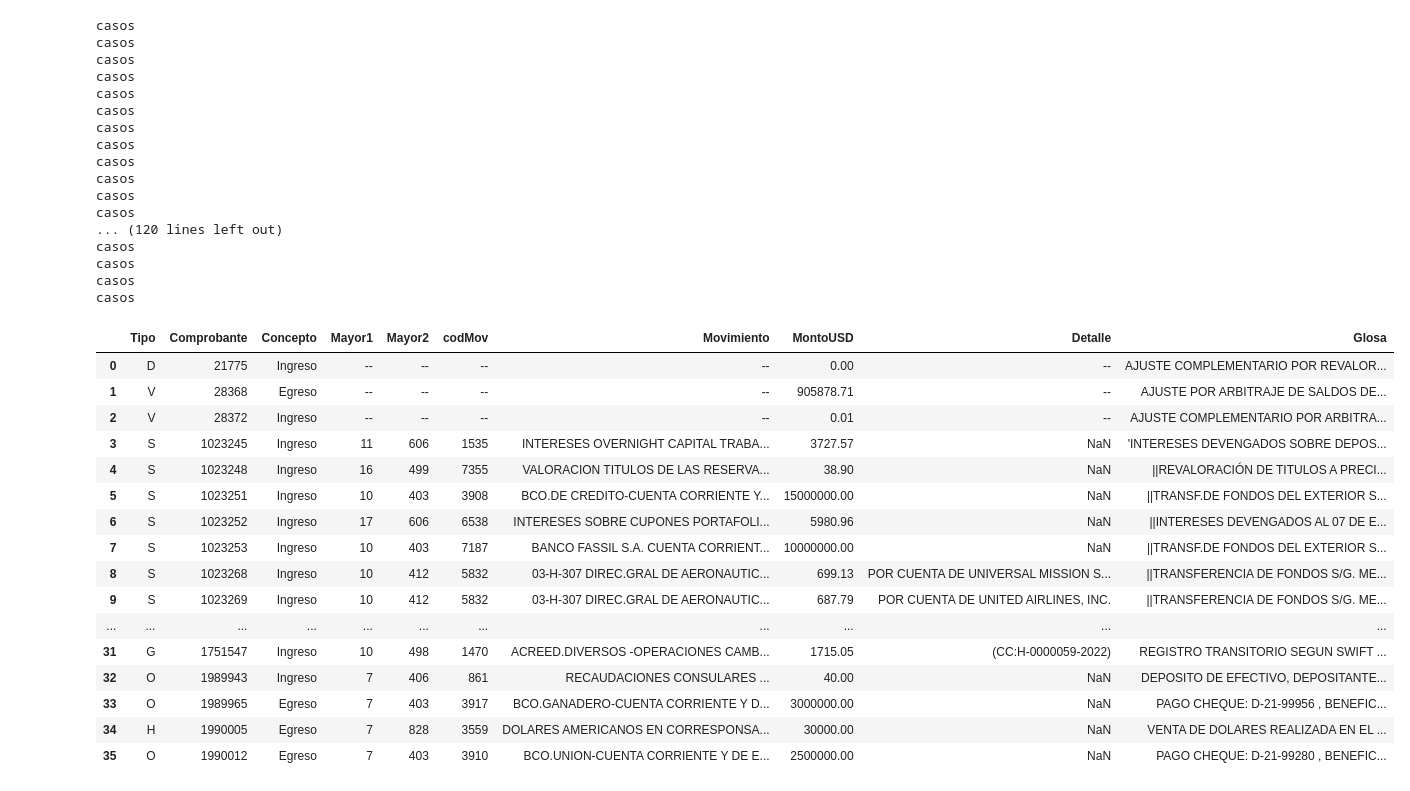
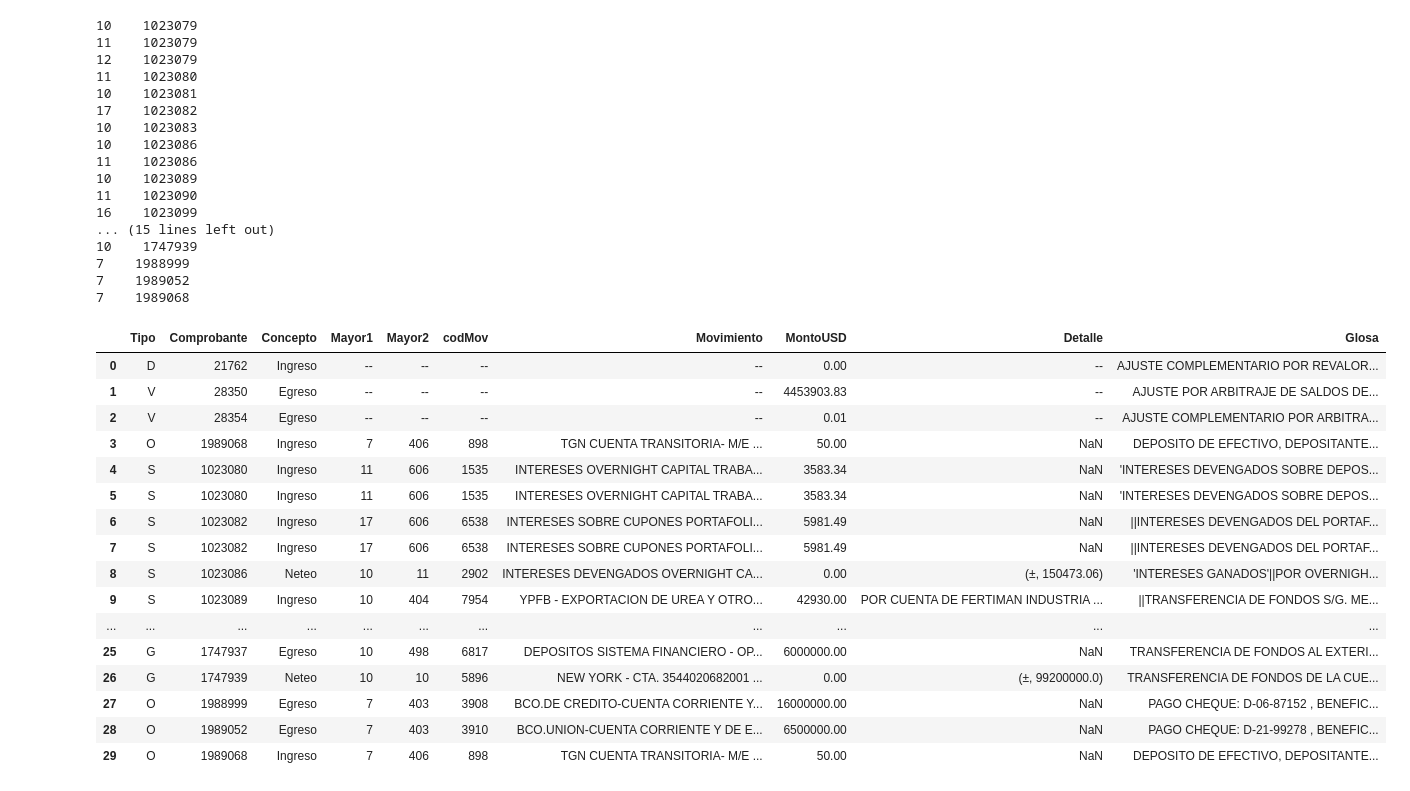
Before and after one commit to WilderGitHub/AppCambiaria, a Jupyter notebook: app/app.ipynb, the cells around one changed output. Drawn from its saved outputs; the diff is of its cells as text; code cells hidden in the pictures.

```diff
--- a/app/app.ipynb
+++ b/app/app.ipynb
@@ -2,10 +2,10 @@
 import numpy as np
 import pandas as pd
 from pandas import Series, DataFrame
-gtes = "gtes.xls"
-goi = "goi.xls"
-gom = "gom.xls"
-gef = "gef.xls"
+gtes = "gtes04ene.xls"
+goi = "goi04ene.xls"
+gom = "gom04ene.xls"
+gef = "gef04ene.xls"
 cuentas=[7,10,11,12,16,17]
 bdgtes = pd.read_excel('../data/'+gtes)
 bdgoi = pd.read_excel('../data/'+goi)
@@ -258,65 +260,66 @@ for q in range(len(aux1)):
                         data1.append({
                             "Tipo":aux2["tipo"][i],"Comprobante":aux2["comprobante"][i],"Concepto":aux2["dh"][i],
                             "Mayor":aux2["mayor"][i],"codMov":aux2["codMov"][i],"Movimiento":aux2["nomMov"][i],
                             "MN":aux2["mn"][i],"Glosa":aux2["glosa"][i],"GlosaDetalle":aux2["glosaRenglon"][i],
                                     })
                         pares=pd.DataFrame(data1,columns=columnas)
-                    else:
-                        print('casos')
+                else:
+                    if aux2['mayor'][i] in cuentas:
+                        print(aux2['mayor'][i],'  ',aux2["comprobante"][i])
         data2=[]
         columnas=["Tipo","Comprobante","Concepto","Mayor1","Mayor2","codMov","Movimiento","MontoUSD","Detalle","Glosa"] #luego pones mas campos importantes
 
         if pares["Mayor"][0] in cuentas and pares["Mayor"][1] in cuentas:
             #print("Posible Neteo")
             llenarData("Neteo",0,1)  ######## aqui ver para que el monto sea cero y que en el detalle salga el monto
             unRegistro=pd.DataFrame(data2,columns=columnas)
         else:
             if pares["Mayor"][0] in cuentas and pares["Mayor"][1] not in cuentas and pares["Concepto"][0]=="D":
                 llenarData("Ingreso",0,1)
             if pares["Mayor"][0] in cuentas and pares["Mayor"][1] not in cuentas and pares["Concepto"][0]=="H":
                 llenarData("Egreso",0,1)
             if pares["Mayor"][1] in cuentas and pares["Mayor"][0] not in cuentas and pares["Concepto"][1]=="D":
                 llenarData("Ingreso",1,0)
             if pares["Mayor"][1] in cuentas and pares["Mayor"][0] not in cuentas and pares["Concepto"][1]=="H":
                 llenarData("Egreso",1,0)
 
         unRegistro=pd.DataFrame(data2,columns=columnas)
         consolidado=consolidado.append(unRegistro, ignore_index=True)
 
 consolidado
 #consolidado.to_excel("borrar.xlsx")
 # %% [output]
-casos
-casos
-casos
-casos
-casos
-casos
-casos
-casos
-casos
-casos
-casos
-casos
-... (120 lines left out)
-casos
-casos
-casos
-casos
+10    1023079
+11    1023079
+12    1023079
+11    1023080
+10    1023081
+17    1023082
+10    1023083
+10    1023086
+11    1023086
+10    1023089
+11    1023090
+16    1023099
+... (15 lines left out)
+10    1747939
+7    1988999
+7    1989052
+7    1989068
 |  | Tipo | Comprobante | Concepto | Mayor1 | Mayor2 | codMov | Movimiento | MontoUSD | Detalle | Glosa |
-| 0 | D | 21775 | Ingreso | -- | -- | -- | -- | 0.00 | -- | AJUSTE COMPLEMENTARIO POR REVALOR... |
-| 1 | V | 28368 | Egreso | -- | -- | -- | -- | 905878.71 | -- | AJUSTE POR ARBITRAJE DE SALDOS DE... |
-| 2 | V | 28372 | Ingreso | -- | -- | -- | -- | 0.01 | -- | AJUSTE COMPLEMENTARIO POR ARBITRA... |
-| 3 | S | 1023245 | Ingreso | 11 | 606 | 1535 | INTERESES OVERNIGHT CAPITAL TRABA... | 3727.57 | NaN | 'INTERESES DEVENGADOS SOBRE DEPOS... |
-| 4 | S | 1023248 | Ingreso | 16 | 499 | 7355 | VALORACION TITULOS DE LAS RESERVA... | 38.90 | NaN | ||REVALORACIÓN DE TITULOS A PRECI... |
-| 5 | S | 1023251 | Ingreso | 10 | 403 | 3908 | BCO.DE CREDITO-CUENTA CORRIENTE Y... | 15000000.00 | NaN | ||TRANSF.DE FONDOS DEL EXTERIOR S... |
-| 6 | S | 1023252 | Ingreso | 17 | 606 | 6538 | INTERESES SOBRE CUPONES PORTAFOLI... | 5980.96 | NaN | ||INTERESES DEVENGADOS AL 07 DE E... |
-| 7 | S | 1023253 | Ingreso | 10 | 403 | 7187 | BANCO FASSIL S.A. CUENTA CORRIENT... | 10000000.00 | NaN | ||TRANSF.DE FONDOS DEL EXTERIOR S... |
-| 8 | S | 1023268 | Ingreso | 10 | 412 | 5832 | 03-H-307 DIREC.GRAL DE AERONAUTIC... | 699.13 | POR CUENTA DE UNIVERSAL MISSION S... | ||TRANSFERENCIA DE FONDOS S/G. ME... |
-| 9 | S | 1023269 | Ingreso | 10 | 412 | 5832 | 03-H-307 DIREC.GRAL DE AERONAUTIC... | 687.79 | POR CUENTA DE UNITED AIRLINES, INC. | ||TRANSFERENCIA DE FONDOS S/G. ME... |
+| 0 | D | 21762 | Ingreso | -- | -- | -- | -- | 0.00 | -- | AJUSTE COMPLEMENTARIO POR REVALOR... |
+| 1 | V | 28350 | Egreso | -- | -- | -- | -- | 4453903.83 | -- | AJUSTE POR ARBITRAJE DE SALDOS DE... |
+| 2 | V | 28354 | Egreso | -- | -- | -- | -- | 0.01 | -- | AJUSTE COMPLEMENTARIO POR ARBITRA... |
+| 3 | O | 1989068 | Ingreso | 7 | 406 | 898 | TGN CUENTA TRANSITORIA- M/E ... | 50.00 | NaN | DEPOSITO DE EFECTIVO, DEPOSITANTE... |
+| 4 | S | 1023080 | Ingreso | 11 | 606 | 1535 | INTERESES OVERNIGHT CAPITAL TRABA... | 3583.34 | NaN | 'INTERESES DEVENGADOS SOBRE DEPOS... |
+| 5 | S | 1023080 | Ingreso | 11 | 606 | 1535 | INTERESES OVERNIGHT CAPITAL TRABA... | 3583.34 | NaN | 'INTERESES DEVENGADOS SOBRE DEPOS... |
+| 6 | S | 1023082 | Ingreso | 17 | 606 | 6538 | INTERESES SOBRE CUPONES PORTAFOLI... | 5981.49 | NaN | ||INTERESES DEVENGADOS DEL PORTAF... |
+| 7 | S | 1023082 | Ingreso | 17 | 606 | 6538 | INTERESES SOBRE CUPONES PORTAFOLI... | 5981.49 | NaN | ||INTERESES DEVENGADOS DEL PORTAF... |
+| 8 | S | 1023086 | Neteo | 10 | 11 | 2902 | INTERESES DEVENGADOS OVERNIGHT CA... | 0.00 | (±, 150473.06) | 'INTERESES GANADOS'||POR OVERNIGH... |
+| 9 | S | 1023089 | Ingreso | 10 | 404 | 7954 | YPFB - EXPORTACION DE UREA Y OTRO... | 42930.00 | POR CUENTA DE FERTIMAN INDUSTRIA ... | ||TRANSFERENCIA DE FONDOS S/G. ME... |
 | ... | ... | ... | ... | ... | ... | ... | ... | ... | ... | ... |
-| 31 | G | 1751547 | Ingreso | 10 | 498 | 1470 | ACREED.DIVERSOS -OPERACIONES CAMB... | 1715.05 | (CC:H-0000059-2022) | REGISTRO TRANSITORIO SEGUN SWIFT ... |
-| 32 | O | 1989943 | Ingreso | 7 | 406 | 861 | RECAUDACIONES CONSULARES ... | 40.00 | NaN | DEPOSITO DE EFECTIVO, DEPOSITANTE... |
-| 33 | O | 1989965 | Egreso | 7 | 403 | 3917 | BCO.GANADERO-CUENTA CORRIENTE Y D... | 3000000.00 | NaN | PAGO CHEQUE: D-21-99956 , BENEFIC... |
-| 34 | H | 1990005 | Egreso | 7 | 828 | 3559 | DOLARES AMERICANOS EN CORRESPONSA... | 30000.00 | NaN | VENTA DE DOLARES REALIZADA EN EL ... |
-| 35 | O | 1990012 | Egreso | 7 | 403 | 3910 | BCO.UNION-CUENTA CORRIENTE Y DE E... | 2500000.00 | NaN | PAGO CHEQUE: D-21-99280 , BENEFIC... |
+| 25 | G | 1747937 | Egreso | 10 | 498 | 6817 | DEPOSITOS SISTEMA FINANCIERO - OP... | 6000000.00 | NaN | TRANSFERENCIA DE FONDOS AL EXTERI... |
+| 26 | G | 1747939 | Neteo | 10 | 10 | 5896 | NEW YORK - CTA. 3544020682001 ... | 0.00 | (±, 99200000.0) | TRANSFERENCIA DE FONDOS DE LA CUE... |
+| 27 | O | 1988999 | Egreso | 7 | 403 | 3908 | BCO.DE CREDITO-CUENTA CORRIENTE Y... | 16000000.00 | NaN | PAGO CHEQUE: D-06-87152 , BENEFIC... |
+| 28 | O | 1989052 | Egreso | 7 | 403 | 3910 | BCO.UNION-CUENTA CORRIENTE Y DE E... | 6500000.00 | NaN | PAGO CHEQUE: D-21-99278 , BENEFIC... |
+| 29 | O | 1989068 | Ingreso | 7 | 406 | 898 | TGN CUENTA TRANSITORIA- M/E ... | 50.00 | NaN | DEPOSITO DE EFECTIVO, DEPOSITANTE... |
```
Also changed, not shown: parts of 7 cells of this notebook, 6 other files.
